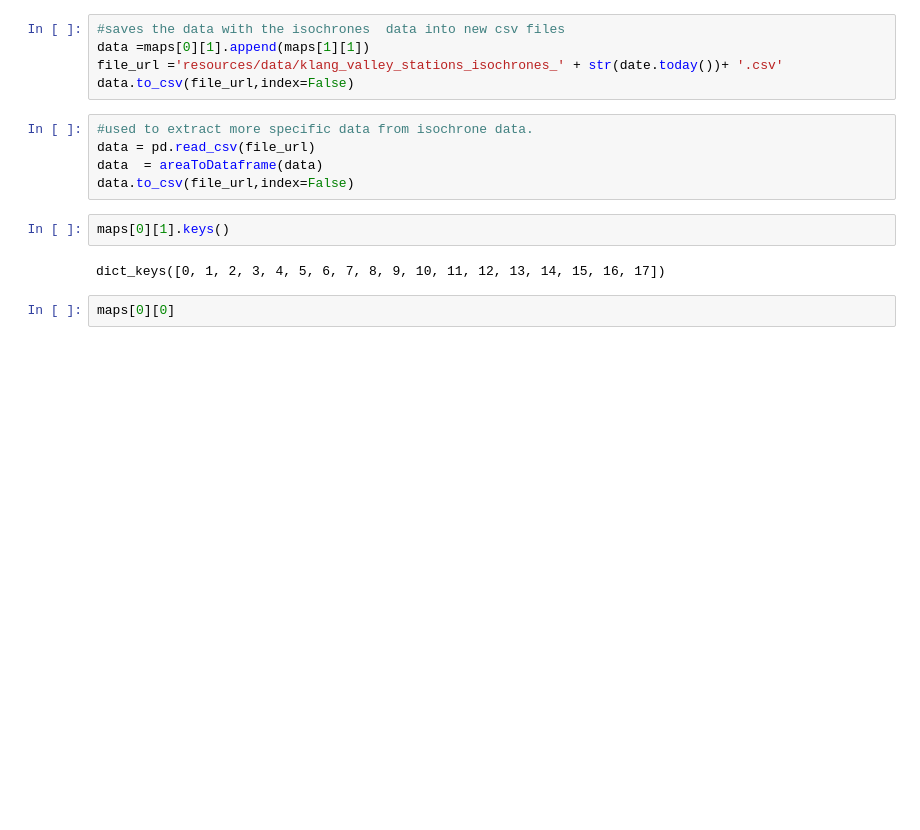
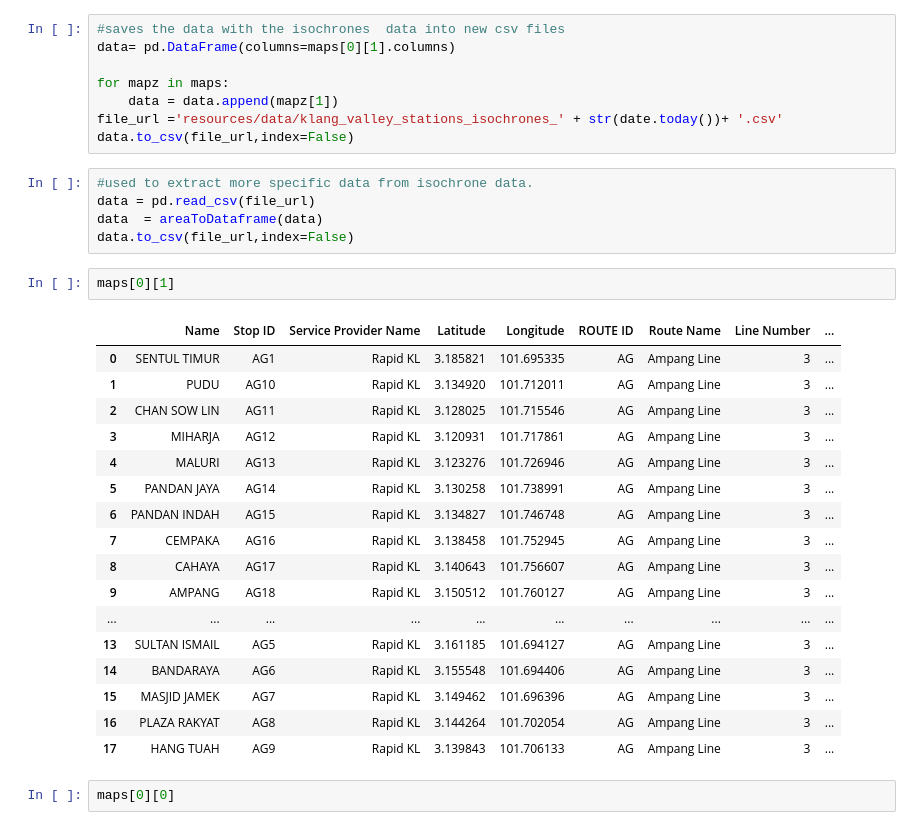
Before and after one commit to nabilersyad/train-stations-isochrones, a Jupyter notebook: rapidkl_isochrones.ipynb, the cells around one changed output. Drawn from its saved outputs; the diff is of its cells as text; blank space fills up the shorter version.

```diff
--- a/rapidkl_isochrones.ipynb
+++ b/rapidkl_isochrones.ipynb
@@ -125,7 +177,10 @@ dictToDataFrame(maps,dataframe)
 areaToDataframe(data)
 # %%
 #saves the data with the isochrones  data into new csv files
-data =maps[0][1].append(maps[1][1])
+data= pd.DataFrame(columns=maps[0][1].columns)
+
+for mapz in maps:
+    data = data.append(mapz[1])
 file_url ='resources/data/klang_valley_stations_isochrones_' + str(date.today())+ '.csv'
 data.to_csv(file_url,index=False)
 # %%
@@ -134,9 +189,25 @@ data = pd.read_csv(file_url)
 data  = areaToDataframe(data)
 data.to_csv(file_url,index=False)
 # %%
-maps[0][1].keys()
+maps[0][1]
 # %% [output]
-dict_keys([0, 1, 2, 3, 4, 5, 6, 7, 8, 9, 10, 11, 12, 13, 14, 15, 16, 17])
+|  | Name | Stop ID | Service Provider Name | Latitude | Longitude | ROUTE ID | Route Name | Line Number | ... |
+| 0 | SENTUL TIMUR | AG1 | Rapid KL | 3.185821 | 101.695335 | AG | Ampang Line | 3 | ... |
+| 1 | PUDU | AG10 | Rapid KL | 3.134920 | 101.712011 | AG | Ampang Line | 3 | ... |
+| 2 | CHAN SOW LIN | AG11 | Rapid KL | 3.128025 | 101.715546 | AG | Ampang Line | 3 | ... |
+| 3 | MIHARJA | AG12 | Rapid KL | 3.120931 | 101.717861 | AG | Ampang Line | 3 | ... |
+| 4 | MALURI | AG13 | Rapid KL | 3.123276 | 101.726946 | AG | Ampang Line | 3 | ... |
+| 5 | PANDAN JAYA | AG14 | Rapid KL | 3.130258 | 101.738991 | AG | Ampang Line | 3 | ... |
+| 6 | PANDAN INDAH | AG15 | Rapid KL | 3.134827 | 101.746748 | AG | Ampang Line | 3 | ... |
+| 7 | CEMPAKA | AG16 | Rapid KL | 3.138458 | 101.752945 | AG | Ampang Line | 3 | ... |
+| 8 | CAHAYA | AG17 | Rapid KL | 3.140643 | 101.756607 | AG | Ampang Line | 3 | ... |
+| 9 | AMPANG | AG18 | Rapid KL | 3.150512 | 101.760127 | AG | Ampang Line | 3 | ... |
+| ... | ... | ... | ... | ... | ... | ... | ... | ... | ... |
+| 13 | SULTAN ISMAIL | AG5 | Rapid KL | 3.161185 | 101.694127 | AG | Ampang Line | 3 | ... |
+| 14 | BANDARAYA | AG6 | Rapid KL | 3.155548 | 101.694406 | AG | Ampang Line | 3 | ... |
+| 15 | MASJID JAMEK | AG7 | Rapid KL | 3.149462 | 101.696396 | AG | Ampang Line | 3 | ... |
+| 16 | PLAZA RAKYAT | AG8 | Rapid KL | 3.144264 | 101.702054 | AG | Ampang Line | 3 | ... |
+| 17 | HANG TUAH | AG9 | Rapid KL | 3.139843 | 101.706133 | AG | Ampang Line | 3 | ... |
 # %%
 maps[0][0]
 # %% [output]
```
Also changed, not shown: parts of 3 cells of this notebook, 8 other files.
